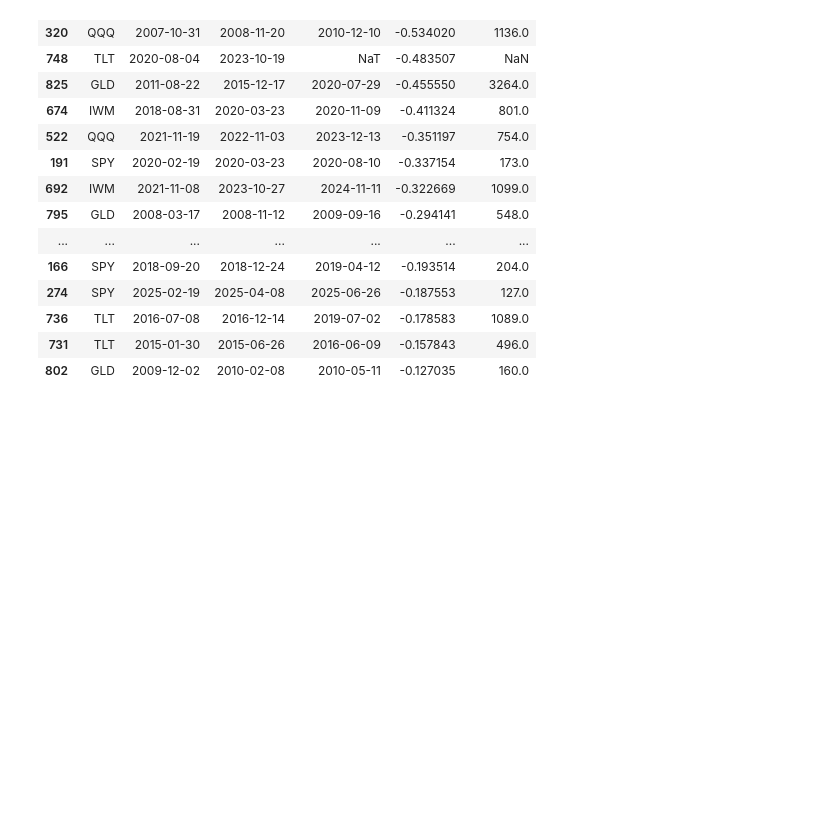
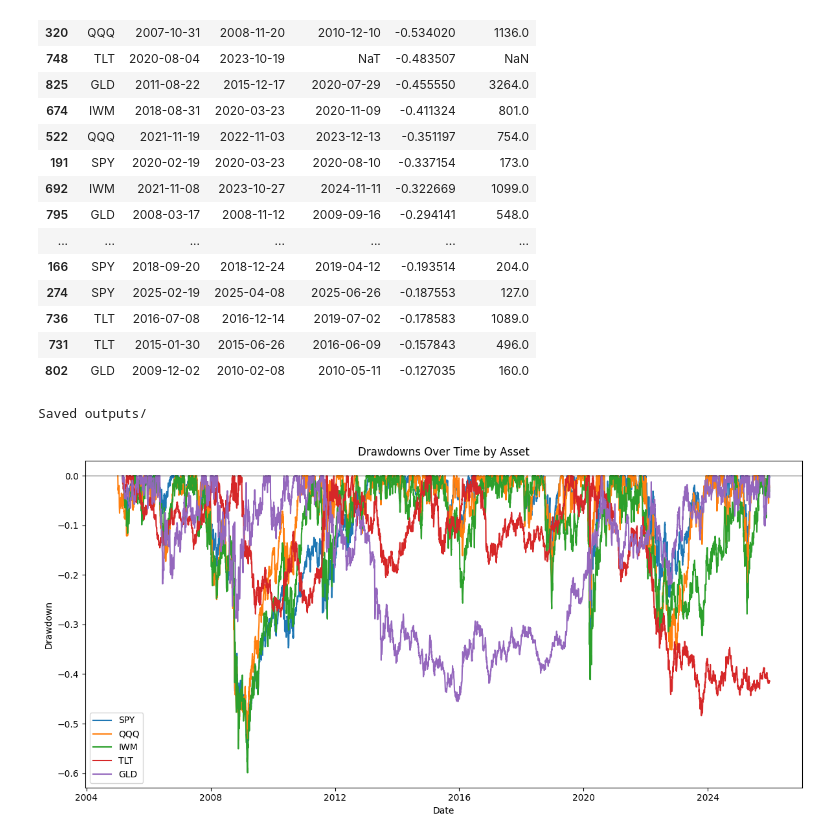
Before and after one commit to diegomikael/drawdown-risk-analysis, a Jupyter notebook: notebooks/step5_multi_asset.ipynb, the cells around one changed output. Drawn from its saved outputs; the diff is of its cells as text; code cells hidden in the pictures; blank space fills up the shorter version.

Commit message:
Step 5: export results and visualize drawdown risk

```diff
--- a/notebooks/step5_multi_asset.ipynb
+++ b/notebooks/step5_multi_asset.ipynb
@@ -136,3 +136,35 @@ worst5_each
 | 802 | GLD | 2009-12-02 | 2010-02-08 | 2010-05-11 | -0.127035 | 160.0 |
 # %%
 worst5_each.to_csv("outputs/worst5_events_by_asset.csv", index=False)
+# %%
+from pathlib import Path
+
+# Create outputs folder if it doesn't exist
+Path("outputs").mkdir(exist_ok=True)
+
+summary.to_csv("outputs/summary_by_asset.csv", index=False)
+events_all.to_csv("outputs/drawdown_events_all.csv", index=False)
+prices.to_csv("outputs/prices_used.csv")
+
+print("Saved outputs/")
+# %% [output]
+Saved outputs/
+# %%
+import matplotlib.pyplot as plt
+from src.risk import compute_drawdown
+
+plt.figure(figsize=(12, 6))
+
+for ticker in prices.columns:
+    dd = compute_drawdown(prices[ticker].dropna())
+    plt.plot(dd.index, dd["drawdown"], label=ticker)
+
+plt.axhline(0, color="black", linewidth=0.5)
+plt.title("Drawdowns Over Time by Asset")
+plt.xlabel("Date")
+plt.ylabel("Drawdown")
+plt.legend()
+plt.tight_layout()
+plt.show()
+# %% [output]
+[figure, added]
```
Also changed, not shown: parts of 3 cells of this notebook, 6 other files.
